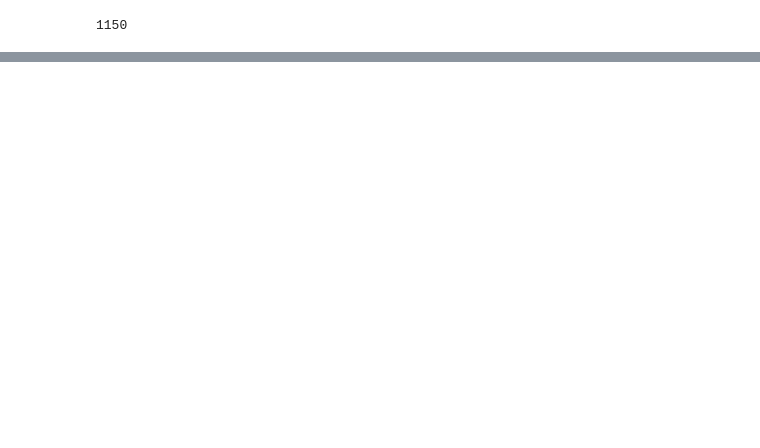
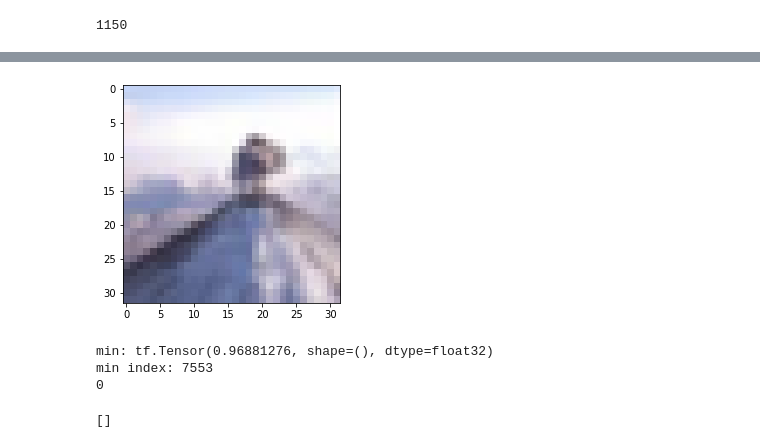
Before and after one commit to tom7ly/236502-mlp-mxr, a Jupyter notebook: projold.ipynb, the cells around one changed output, grey strips where cells are left out. Cells and saved outputs as stored; diff of their text form; code cells hidden in the pictures; blank space fills up the shorter version.

```diff
--- a/projold.ipynb
+++ b/projold.ipynb
@@ -302,0 +299,49 @@ model, accuracy: 20.02%
+# %%
+image = x_test[0]
+plt.imshow(image)
+plt.show()
+
+
+# image = m(x_test[10])
+image=image.reshape((1,32,32,3))
+pred = model.predict(image)
+# soft = m(pred)
+# m = tf.nn.softmax(pred)
+m = tf.keras.activations.sigmoid(pred)
+# print(m)
+# print(np.argmax(m[0]))
+# print(max(m[0]))
+
+def find_unsure_images_classification():
+    # slice_object = slice(200)
+    unsure_images = []
+    min = np.inf
+    min_idx = -1
+    # for i, image in enumerate(x_test[slice_object]):
+    for i, image in enumerate(x_test):
+        image = image.reshape((1,32,32,3))
+        predict_matrix = model.predict(image)[0]
+        sig = tf.keras.activations.sigmoid(predict_matrix)
+        max_value = max(sig)
+        # second_max_idx =  np.argpartition(predict_matrix.flatten(), -2)[-2:]
+        # second_max_value = predict_matrix[second_max_idx][0]
+        # if(max_value <= 0.7):
+        #     unsure_images.append(i)
+        if(max_value < min):
+            min = max_value
+            min_idx = i
+
+    # print(diffs)
+    # print(below_threshold_images)
+    print("min:", min)
+    print("min index:", min_idx)
+    print(len(unsure_images))
+    return unsure_images
+
+find_unsure_images_classification()
+# %% [output]
+[figure, added]
+min: tf.Tensor(0.96881276, shape=(), dtype=float32)
+min index: 7553
+0
+[]
```
Also changed, not shown: parts of 6 cells of this notebook, 1 other file.
